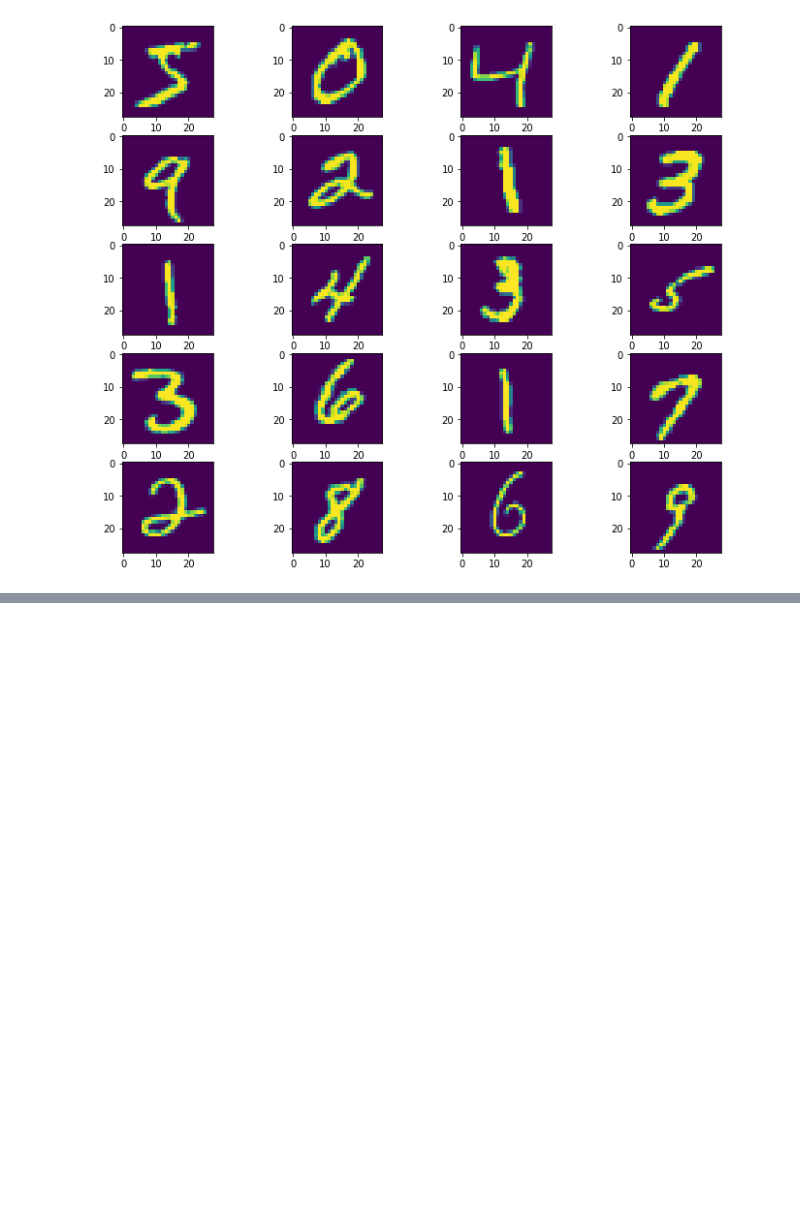
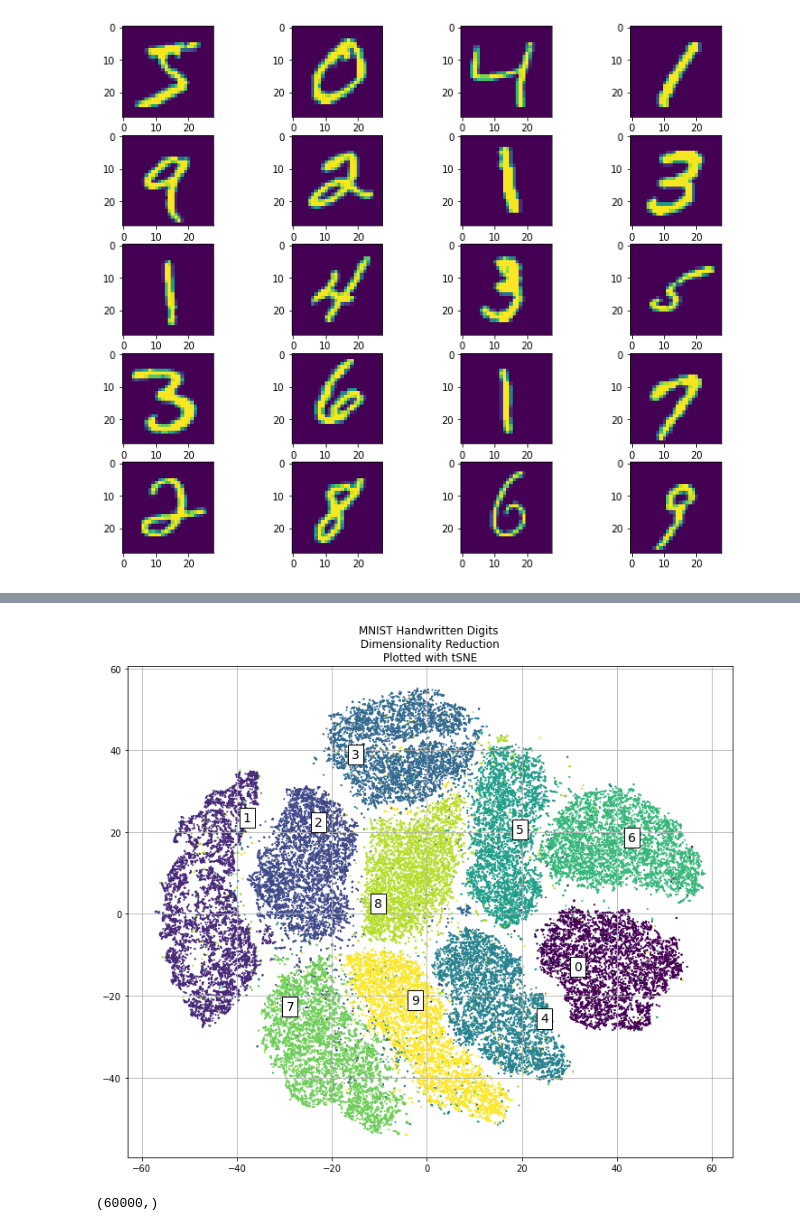
Before and after one commit to simusid/ML_examples, a Jupyter notebook: Trained MNIST Network.ipynb, the cells around one changed output, grey strips where cells are left out. Drawn from its saved outputs; the diff is of its cells as text; code cells hidden in the pictures; blank space fills up the shorter version.

Commit message:
updated mnist to include tsne and umap plots

```diff
--- a/Trained MNIST Network.ipynb
+++ b/Trained MNIST Network.ipynb
@@ -110,0 +118,21 @@ array([[ 974,    0,    2,    0,    0,    1,    2,    0,    1,    0],
+# %%
+from sklearn.manifold import TSNE
+
+
+y = TSNE().fit_transform(x_train)
+# %%
+plt.figure(figsize=(12,10))
+plt.grid()
+plt.title("MNIST Handwritten Digits \n Dimensionality Reduction \nPlotted with tSNE")
+plt.scatter(y[:,0], y[:,1], s=1, c = np.argmax(y_train, axis=1))
+for i in range(10):
+    for j in range(y_train.shape[0]):
+        if(i == np.argmax(y_train[j])):
+            plt.text(y[j,0], y[j,1],str(i), fontsize=14, bbox=dict(facecolor='white'))
+            break
+# %% [output]
+[figure, added]
+# %%
+np.argmax(y_train, axis=1).shape
+# %% [output]
+(60000,)
```
Also changed, not shown: parts of 7 cells of this notebook, 1 other file.
